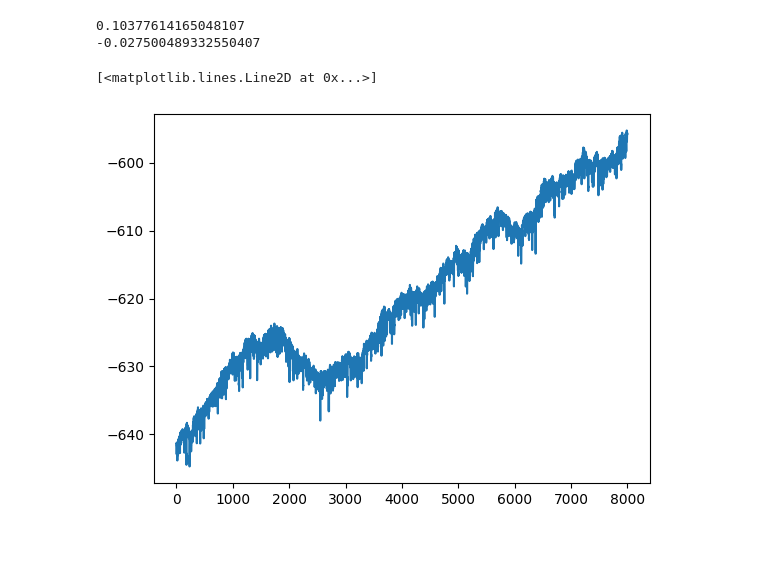
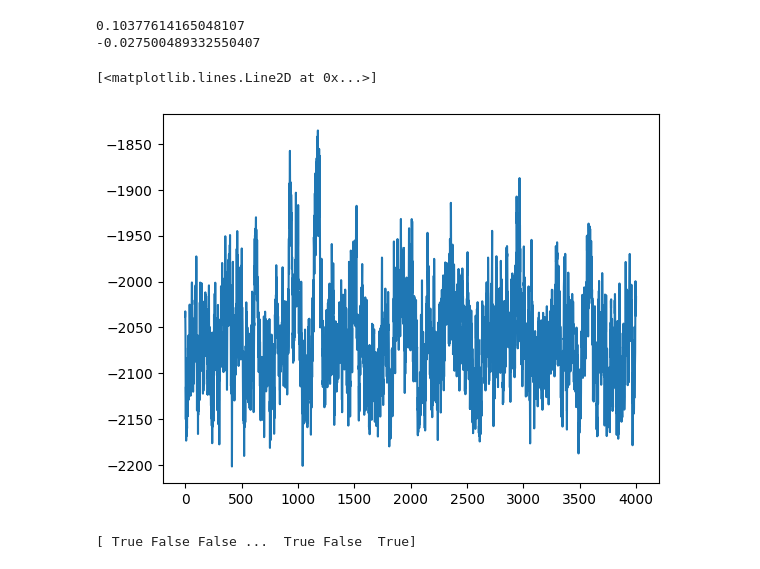
Before and after one commit to Kuno3/bayesian_iv, a Jupyter notebook: notebook/analysis_of_flu_data.ipynb, the cells around one changed output. Drawn from its saved outputs; the diff is of its cells as text; code cells hidden in the pictures.

```diff
--- a/notebook/analysis_of_flu_data.ipynb
+++ b/notebook/analysis_of_flu_data.ipynb
@@ -58,7 +59,11 @@ model.sampling(
     prop_scale=prop_scale
 )
 # %%
-plt.plot(model.lp_list[2001:])
+plt.plot(model.lp_list[6001:])
 # %% [output]
 [<matplotlib.lines.Line2D at 0x...>]
-[figure, old version]
+[figure, new version]
+# %%
+print(model.Z == model.W)
+# %% [output]
+[ True False False ...  True False  True]
```
Also changed, not shown: parts of 5 cells of this notebook, 1 other file.
